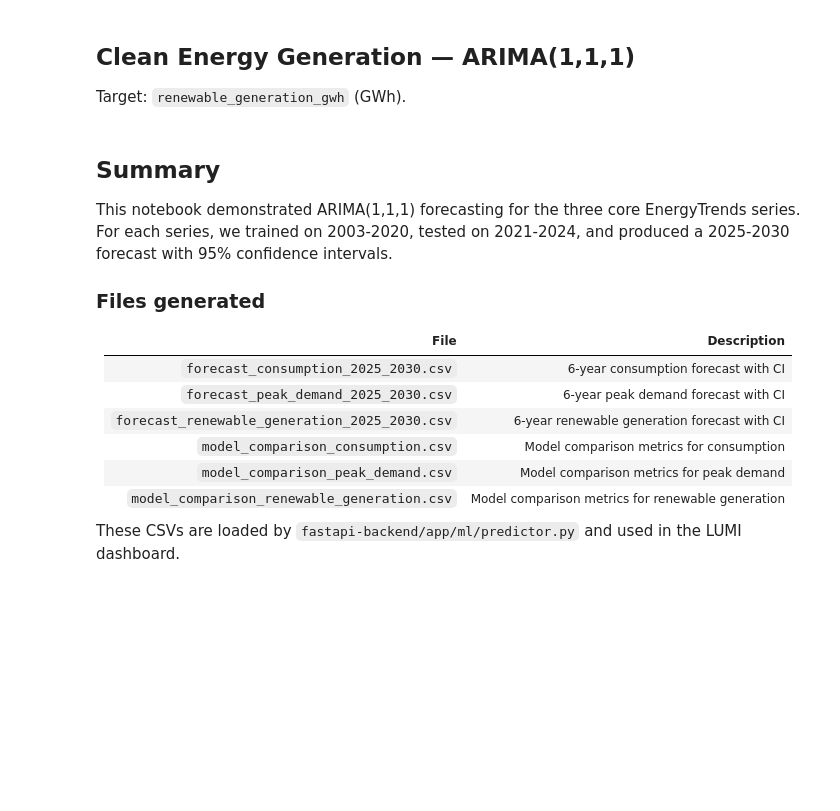
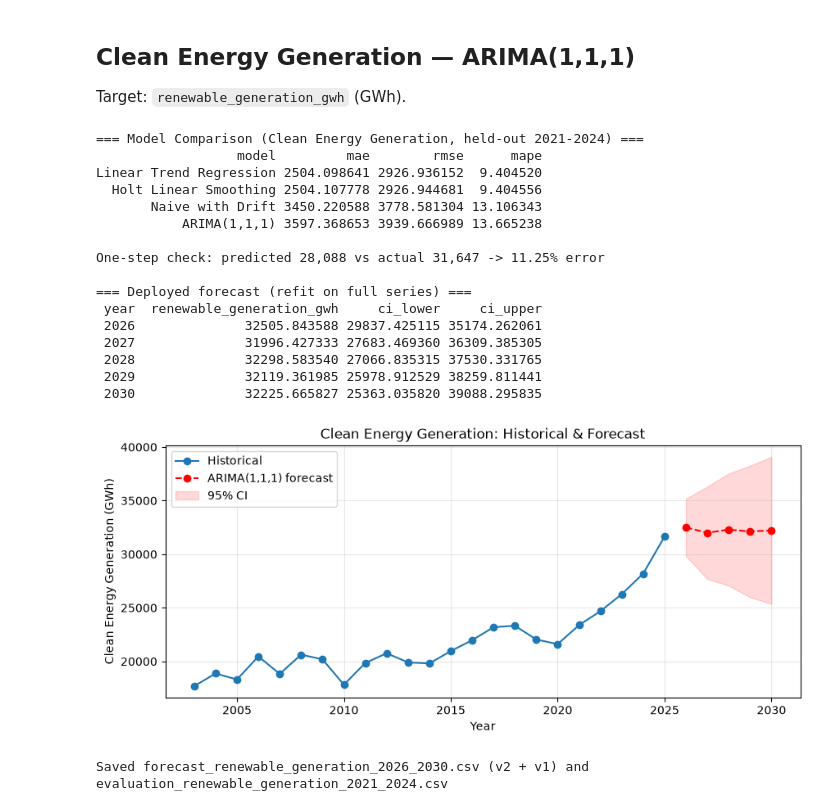
Before and after one commit to Alexander040105/Lumi, a Jupyter notebook: data/DOE_Data_Extracted/notebooks/EnergyTrends_ARIMA_Forecast.ipynb, the cells around one changed output. Saved outputs shown, nothing was run; the diff lists cells and outputs as text; code cells hidden in the pictures; blank space fills up the shorter version.

```diff
--- a/data/DOE_Data_Extracted/notebooks/EnergyTrends_ARIMA_Forecast.ipynb
+++ b/data/DOE_Data_Extracted/notebooks/EnergyTrends_ARIMA_Forecast.ipynb
@@ -220,37 +251,39 @@ print(f'\nSaved: {forecast_path.name} and {comp_path.name}')
 
 Target: `renewable_generation_gwh` (GWh).
 # %%
-# Clean Energy Generation — model evaluation and 2025-2030 forecast
-fc, comp = train_and_forecast_series(master, 'renewable_generation_gwh')
+target = 'renewable_generation_gwh'
+comp = evaluate_series(master, target)
+fc, model = fit_deploy(master, target)
+pred, actual, err = one_step_check(master, target)
 
-print('=== Model Comparison (Clean Energy Generation, test 2021-2024) ===')
+print('=== Model Comparison (Clean Energy Generation, held-out 2021-2024) ===')
 print(comp.to_string(index=False))
-
-print('\n=== Clean Energy Generation Forecast 2025-2030 (GWh) ===')
+print(f'\nOne-step check: predicted {pred:,.0f} vs actual {actual:,.0f} -> {err:.2f}% error')
+print('\n=== Deployed forecast (refit on full series) ===')
 print(fc.to_string(index=False))
 
-plot_forecast(master, 'renewable_generation_gwh', fc, 'Clean Energy Generation: Historical & Forecast', 'Clean Energy Generation (GWh)')
+plot_forecast(master, target, fc, 'Clean Energy Generation: Historical & Forecast', 'Clean Energy Generation (GWh)')
 
-# Save CSVs
-forecast_path = BASE_DIR / 'forecast_renewable_generation_2025_2030.csv'
-comp_path = BASE_DIR / 'model_comparison_renewable_generation.csv'
-fc.to_csv(forecast_path, index=False)
-comp.to_csv(comp_path, index=False)
-print(f'\nSaved: {forecast_path.name} and {comp_path.name}')
+fc.to_csv(BASE_DIR / 'forecast_renewable_generation_2026_2030.csv', index=False)
+comp.to_csv(BASE_DIR / 'evaluation_renewable_generation_2021_2024.csv', index=False)
+fc.to_csv(V1_DIR / 'forecast_renewable_generation_2026_2030.csv', index=False)
+print('Saved forecast_renewable_generation_2026_2030.csv (v2 + v1) and evaluation_renewable_generation_2021_2024.csv')
+# %% [output]
+=== Model Comparison (Clean Energy Generation, held-out 2021-2024) ===
+                  model         mae        rmse      mape
+Linear Trend Regression 2504.098641 2926.936152  9.404520
+  Holt Linear Smoothing 2504.107778 2926.944681  9.404556
+       Naive with Drift 3450.220588 3778.581304 13.106343
+           ARIMA(1,1,1) 3597.368653 3939.666989 13.665238
+
+One-step check: predicted 28,088 vs actual 31,647 -> 11.25% error
+
+=== Deployed forecast (refit on full series) ===
+ year  renewable_generation_gwh     ci_lower     ci_upper
+ 2026              32505.843588 29837.425115 35174.262061
+ 2027              31996.427333 27683.469360 36309.385305
+ 2028              32298.583540 27066.835315 37530.331765
+ 2029              32119.361985 25978.912529 38259.811441
+ 2030              32225.665827 25363.035820 39088.295835
+[figure, added]
+Saved forecast_renewable_generation_2026_2030.csv (v2 + v1) and evaluation_renewable_generation_2021_2024.csv
-# %% [markdown]
-## Summary
-
-This notebook demonstrated ARIMA(1,1,1) forecasting for the three core EnergyTrends series. For each series, we trained on 2003-2020, tested on 2021-2024, and produced a 2025-2030 forecast with 95% confidence intervals.
-
-### Files generated
-
-| File | Description |
-|---|---|
-| `forecast_consumption_2025_2030.csv` | 6-year consumption forecast with CI |
-| `forecast_peak_demand_2025_2030.csv` | 6-year peak demand forecast with CI |
-| `forecast_renewable_generation_2025_2030.csv` | 6-year renewable generation forecast with CI |
-| `model_comparison_consumption.csv` | Model comparison metrics for consumption |
-| `model_comparison_peak_demand.csv` | Model comparison metrics for peak demand |
-| `model_comparison_renewable_generation.csv` | Model comparison metrics for renewable generation |
-
-These CSVs are loaded by `fastapi-backend/app/ml/predictor.py` and used in the LUMI dashboard.
```
Also changed, not shown: parts of 11 cells of this notebook, 28 other files.
